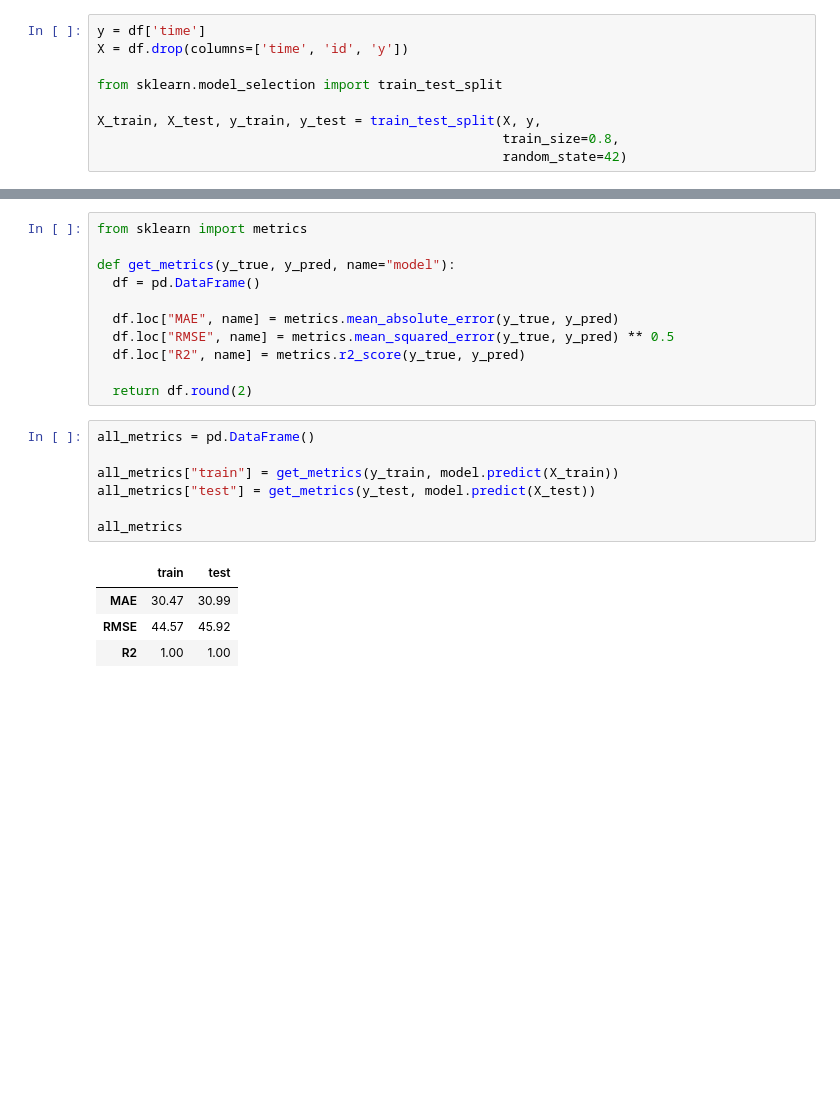
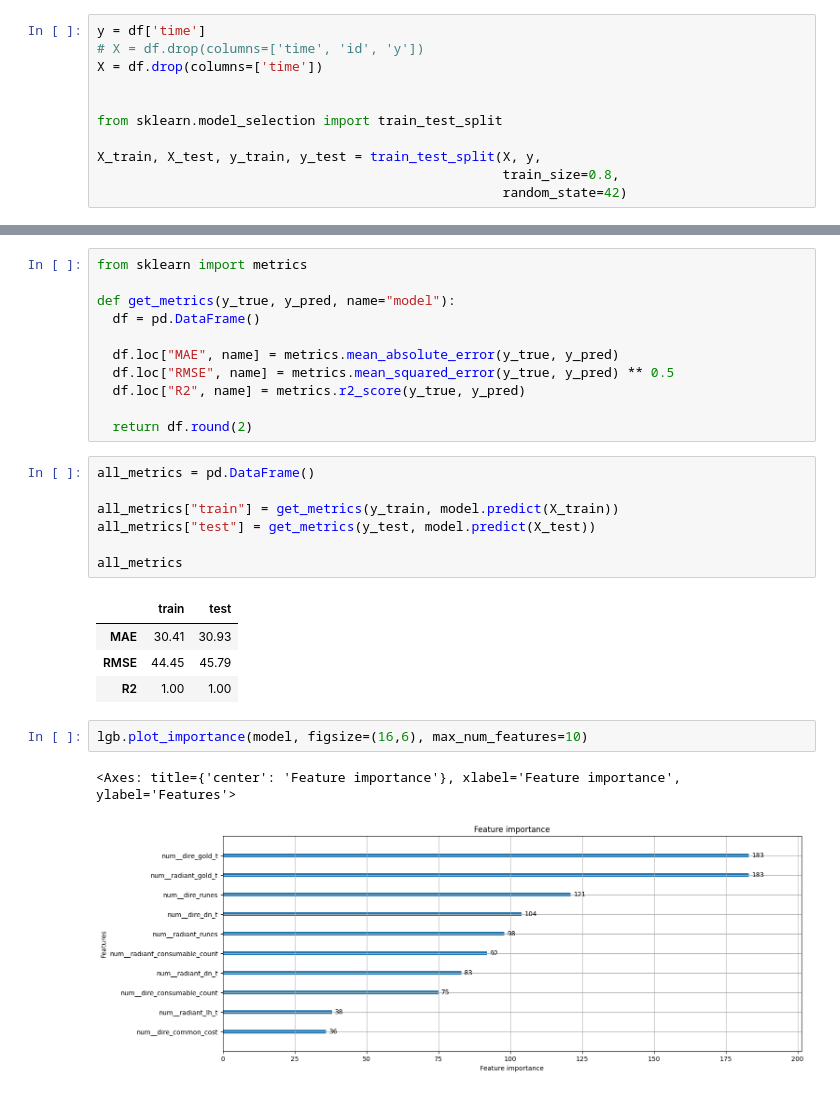
Before and after one commit to levchenkopavlo/AI, a Jupyter notebook: ДЗ9-lightgbm.ipynb, the cells around one changed output, grey strips where cells are left out. Saved outputs shown, nothing was run; the diff lists cells and outputs as text; blank space fills up the shorter version.

```diff
--- a/ДЗ9-lightgbm.ipynb
+++ b/ДЗ9-lightgbm.ipynb
@@ -69,7 +69,9 @@ direΔaegis                   0
 8 rows × 83 columns
 # %%
 y = df['time']
-X = df.drop(columns=['time', 'id', 'y'])
+# X = df.drop(columns=['time', 'id', 'y'])
+X = df.drop(columns=['time'])
+
 
 from sklearn.model_selection import train_test_split
 
@@ -169,6 +172,11 @@ all_metrics["test"] = get_metrics(y_test, model.predict(X_test))
 all_metrics
 # %% [output]
 |  | train | test |
-| MAE | 30.47 | 30.99 |
-| RMSE | 44.57 | 45.92 |
+| MAE | 30.41 | 30.93 |
+| RMSE | 44.45 | 45.79 |
 | R2 | 1.00 | 1.00 |
+# %%
+lgb.plot_importance(model, figsize=(16,6), max_num_features=10)
+# %% [output]
+<Axes: title={'center': 'Feature importance'}, xlabel='Feature importance', ylabel='Features'>
+[figure, added]
```
Also changed, not shown: parts of 7 cells of this notebook.
